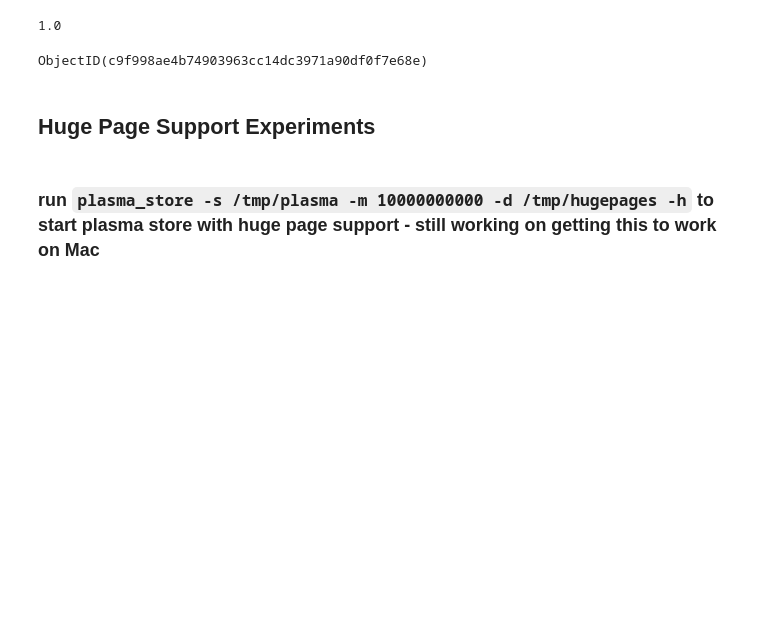
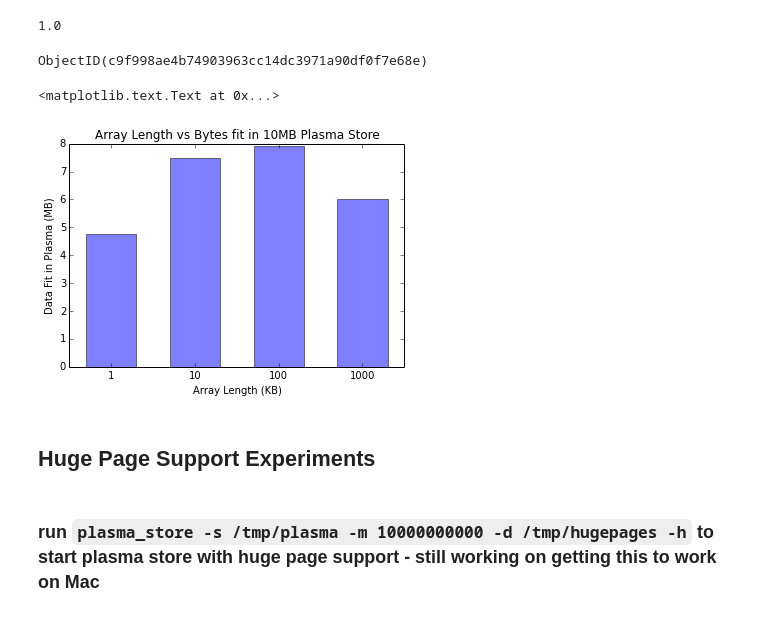
Before and after one commit to osalpekar/ray-profiling, a Jupyter notebook: arrow_plasma_benchmarking.ipynb, the cells around one changed output. Cells and saved outputs as stored; diff of their text form; code cells hidden in the pictures; blank space fills up the shorter version.

Commit message:
added plasma put plots

```diff
--- a/arrow_plasma_benchmarking.ipynb
+++ b/arrow_plasma_benchmarking.ipynb
@@ -226,6 +237,20 @@ ObjectID(c9f998ae4b74903963cc14dc3971a90df0f7e68e)
 #4770 1KB arrays fit in 10MB store -> 4.77MB data fits in 10MB but 4.78MB doesn't
 # %%
 #plot these to compare
+# %%
+x = [1, 10, 100, 1000]
+y = [4.77, 7.50, 7.9, 6.0]
+
+x_pos = np.arange(len(x))
+plt.bar(x_pos, y, 0.6, align='center', alpha=0.5)
+plt.xticks(x_pos, x)
+plt.title('Array Length vs Bytes fit in 10MB Plasma Store')
+plt.xlabel('Array Length (KB)')
+#plt.xscale('log')
+plt.ylabel('Data Fit in Plasma (MB)')
+# %% [output]
+<matplotlib.text.Text at 0x...>
+[figure, added]
 # %% [markdown]
 ## Huge Page Support Experiments
 # %% [markdown]
```
Also changed, not shown: parts of 4 cells of this notebook.
